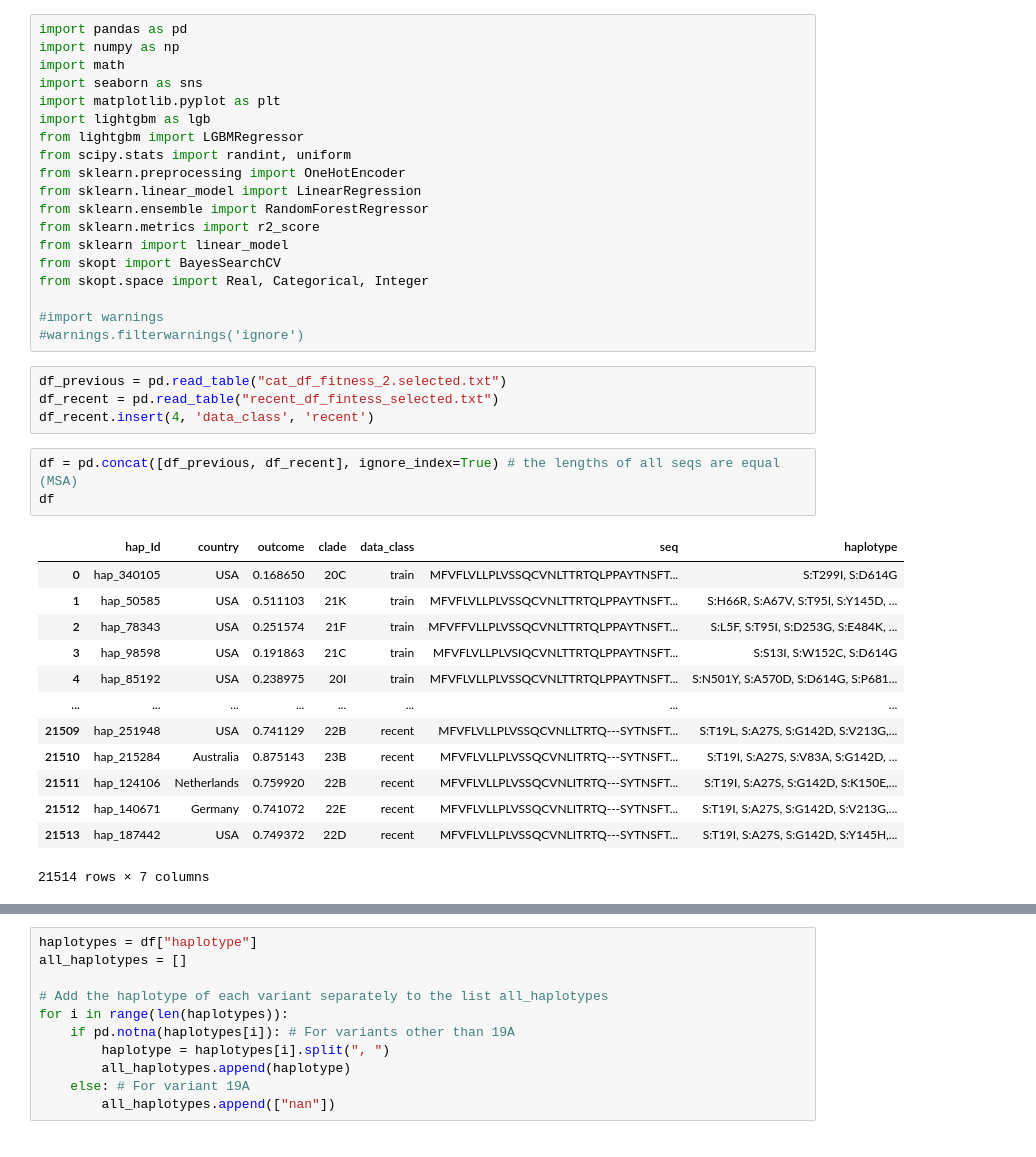
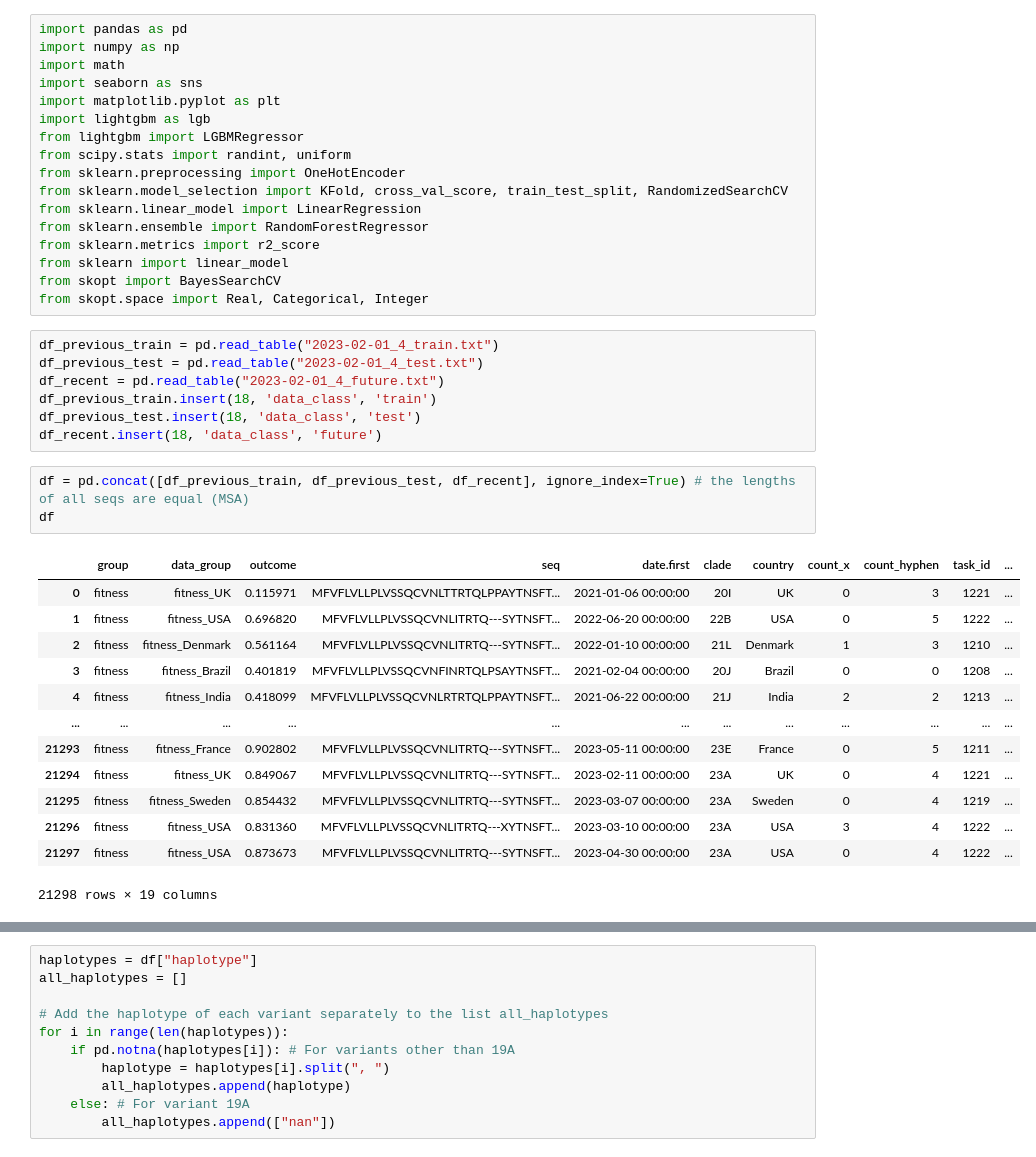
Before and after one commit to TheSatoLab/CoVFit, a Jupyter notebook: Non-deep-learning Methods/ml_viral_fitness.ipynb, the cells around one changed output, grey strips where cells are left out. Drawn from its saved outputs; the diff is of its cells as text.

```diff
--- a/Non-deep-learning Methods/ml_viral_fitness.ipynb
+++ b/Non-deep-learning Methods/ml_viral_fitness.ipynb
@@ -8,36 +8,37 @@ import lightgbm as lgb
 from lightgbm import LGBMRegressor
 from scipy.stats import randint, uniform
 from sklearn.preprocessing import OneHotEncoder
+from sklearn.model_selection import KFold, cross_val_score, train_test_split, RandomizedSearchCV
 from sklearn.linear_model import LinearRegression
 from sklearn.ensemble import RandomForestRegressor
 from sklearn.metrics import r2_score
 from sklearn import linear_model
 from skopt import BayesSearchCV
 from skopt.space import Real, Categorical, Integer
-
-#import warnings
-#warnings.filterwarnings('ignore')
 # %%
-df_previous = pd.read_table("cat_df_fitness_2.selected.txt")
-df_recent = pd.read_table("recent_df_fintess_selected.txt")
-df_recent.insert(4, 'data_class', 'recent')
+df_previous_train = pd.read_table("2023-02-01_4_train.txt")
+df_previous_test = pd.read_table("2023-02-01_4_test.txt")
+df_recent = pd.read_table("2023-02-01_4_future.txt")
+df_previous_train.insert(18, 'data_class', 'train')
+df_previous_test.insert(18, 'data_class', 'test')
+df_recent.insert(18, 'data_class', 'future')
 # %%
-df = pd.concat([df_previous, df_recent], ignore_index=True) # the lengths of all seqs are equal (MSA)
+df = pd.concat([df_previous_train, df_previous_test, df_recent], ignore_index=True) # the lengths of all seqs are equal (MSA)
 df
 # %% [output]
-|  | hap_Id | country | outcome | clade | data_class | seq | haplotype |
-| 0 | hap_340105 | USA | 0.168650 | 20C | train | MFVFLVLLPLVSSQCVNLTTRTQLPPAYTNSFT... | S:T299I, S:D614G |
-| 1 | hap_50585 | USA | 0.511103 | 21K | train | MFVFLVLLPLVSSQCVNLTTRTQLPPAYTNSFT... | S:H66R, S:A67V, S:T95I, S:Y145D, ... |
-| 2 | hap_78343 | USA | 0.251574 | 21F | train | MFVFFVLLPLVSSQCVNLTTRTQLPPAYTNSFT... | S:L5F, S:T95I, S:D253G, S:E484K, ... |
-| 3 | hap_98598 | USA | 0.191863 | 21C | train | MFVFLVLLPLVSIQCVNLTTRTQLPPAYTNSFT... | S:S13I, S:W152C, S:D614G |
-| 4 | hap_85192 | USA | 0.238975 | 20I | train | MFVFLVLLPLVSSQCVNLTTRTQLPPAYTNSFT... | S:N501Y, S:A570D, S:D614G, S:P681... |
-| ... | ... | ... | ... | ... | ... | ... | ... |
-| 21509 | hap_251948 | USA | 0.741129 | 22B | recent | MFVFLVLLPLVSSQCVNLLTRTQ---SYTNSFT... | S:T19L, S:A27S, S:G142D, S:V213G,... |
-| 21510 | hap_215284 | Australia | 0.875143 | 23B | recent | MFVFLVLLPLVSSQCVNLITRTQ---SYTNSFT... | S:T19I, S:A27S, S:V83A, S:G142D, ... |
-| 21511 | hap_124106 | Netherlands | 0.759920 | 22B | recent | MFVFLVLLPLVSSQCVNLITRTQ---SYTNSFT... | S:T19I, S:A27S, S:G142D, S:K150E,... |
-| 21512 | hap_140671 | Germany | 0.741072 | 22E | recent | MFVFLVLLPLVSSQCVNLITRTQ---SYTNSFT... | S:T19I, S:A27S, S:G142D, S:V213G,... |
-| 21513 | hap_187442 | USA | 0.749372 | 22D | recent | MFVFLVLLPLVSSQCVNLITRTQ---SYTNSFT... | S:T19I, S:A27S, S:G142D, S:Y145H,... |
+|  | group | data_group | outcome | seq | date.first | clade | country | count_x | count_hyphen | task_id | ... |
+| 0 | fitness | fitness_UK | 0.115971 | MFVFLVLLPLVSSQCVNLTTRTQLPPAYTNSFT... | 2021-01-06 00:00:00 | 20I | UK | 0 | 3 | 1221 | ... |
+| 1 | fitness | fitness_USA | 0.696820 | MFVFLVLLPLVSSQCVNLITRTQ---SYTNSFT... | 2022-06-20 00:00:00 | 22B | USA | 0 | 5 | 1222 | ... |
+| 2 | fitness | fitness_Denmark | 0.561164 | MFVFLVLLPLVSSQCVNLITRTQ---SYTNSFT... | 2022-01-10 00:00:00 | 21L | Denmark | 1 | 3 | 1210 | ... |
+| 3 | fitness | fitness_Brazil | 0.401819 | MFVFLVLLPLVSSQCVNFINRTQLPSAYTNSFT... | 2021-02-04 00:00:00 | 20J | Brazil | 0 | 0 | 1208 | ... |
+| 4 | fitness | fitness_India | 0.418099 | MFVFLVLLPLVSSQCVNLRTRTQLPPAYTNSFT... | 2021-06-22 00:00:00 | 21J | India | 2 | 2 | 1213 | ... |
+| ... | ... | ... | ... | ... | ... | ... | ... | ... | ... | ... | ... |
+| 21293 | fitness | fitness_France | 0.902802 | MFVFLVLLPLVSSQCVNLITRTQ---SYTNSFT... | 2023-05-11 00:00:00 | 23E | France | 0 | 5 | 1211 | ... |
+| 21294 | fitness | fitness_UK | 0.849067 | MFVFLVLLPLVSSQCVNLITRTQ---SYTNSFT... | 2023-02-11 00:00:00 | 23A | UK | 0 | 4 | 1221 | ... |
+| 21295 | fitness | fitness_Sweden | 0.854432 | MFVFLVLLPLVSSQCVNLITRTQ---SYTNSFT... | 2023-03-07 00:00:00 | 23A | Sweden | 0 | 4 | 1219 | ... |
+| 21296 | fitness | fitness_USA | 0.831360 | MFVFLVLLPLVSSQCVNLITRTQ---XYTNSFT... | 2023-03-10 00:00:00 | 23A | USA | 3 | 4 | 1222 | ... |
+| 21297 | fitness | fitness_USA | 0.873673 | MFVFLVLLPLVSSQCVNLITRTQ---SYTNSFT... | 2023-04-30 00:00:00 | 23A | USA | 0 | 4 | 1222 | ... |
-21514 rows × 7 columns
+21298 rows × 19 columns
 # %%
 rows_with_nan = df[df.isna().any(axis=1)]
 
```
Also changed, not shown: parts of 22 cells of this notebook, 15 other files.
